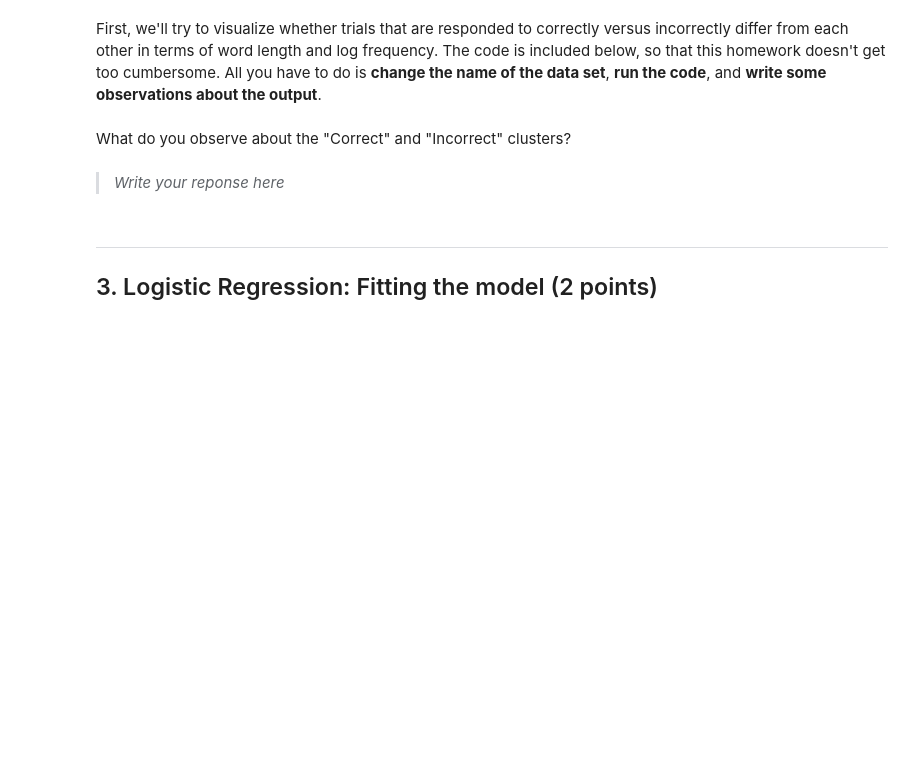
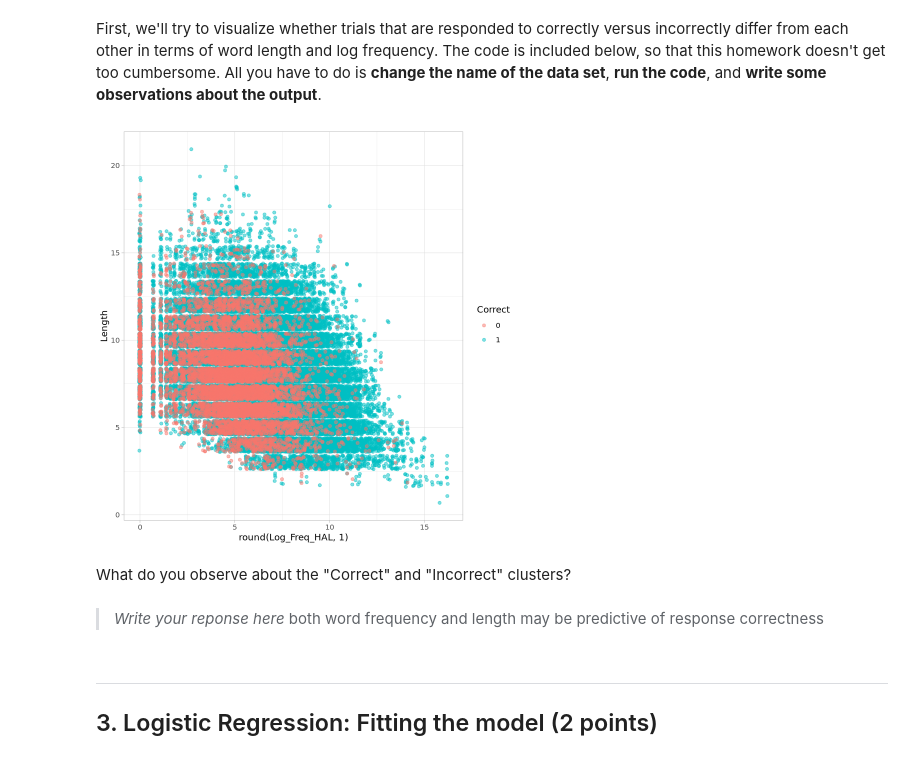
Before and after one commit to cnsimmons/Simmons_DSPN_S25, a Jupyter notebook: ExerciseSubmissions/ex9_classifiers.ipynb, the cells around one changed output. Saved outputs shown, nothing was run; the diff lists cells and outputs as text; code cells hidden in the pictures; blank space fills up the shorter version.

```diff
--- a/ExerciseSubmissions/ex9_classifiers.ipynb
+++ b/ExerciseSubmissions/ex9_classifiers.ipynb
@@ -21,0 +20,15 @@ Load in data from the **LexicalData_withIncorrect.csv** and **Items.csv** files.
+# %%
+# Load required libraries
+#library(tidyverse)
+
+# Load data
+lexical_data <- read_csv("Homework datasets/lexDat/LexicalData_withIncorrect.csv")
+items_data <- read_csv("Homework datasets/lexDat/Items.csv")
+
+# Join the datasets and drop NA values
+fdata <- lexical_data %>%
+  left_join(items_data, by = c("D_Word" = "Word")) %>%
+  drop_na()
+
+# View the first few rows
+head(fdata)
@@ -25,16 +65,20 @@ Load in data from the **LexicalData_withIncorrect.csv** and **Items.csv** files.
 # %% [markdown]
 First, we'll try to visualize whether trials that are responded to correctly versus incorrectly differ from each other in terms of word length and log frequency. The code is included below, so that this homework doesn't get too cumbersome. All you have to do is **change the name of the data set**, **run the code**, and **write some observations about the output**.
 # %%
-vrequire(tidyverse) # Load the tidyverse package, if you haven't yet
-fdata$Correct <- as.factor(fdata$Correct) # so that R knows that Correct is categorical, not numeric.
+#vrequire(tidyverse) # Load the tidyverse package
+fdata$Correct <- as.factor(fdata$Correct) # Correct is categorical, not numeric.
 
 # plot the Correct / Incorrect clusters
-ggplot(fdata,aes(x=round(Log_Freq_HAL,1),y=Length,col=Correct)) + geom_point(position="jitter",alpha=0.5) + theme_light()
+ggplot(fdata,aes(x=round(Log_Freq_HAL,1),y=Length,col=Correct)) +
+    geom_point(position="jitter",alpha=0.5) +
+    theme_light()
+# %% [output]
+[figure, added]
 # %% [markdown]
 What do you observe about the "Correct" and "Incorrect" clusters?
 # %% [markdown]
 > *Write your reponse here*
->
+> both word frequency and length may be predictive of response correctness
 # %% [markdown]
 ---
 ## 3. Logistic Regression: Fitting the model (2 points)
```
Also changed, not shown: parts of 14 cells of this notebook.
